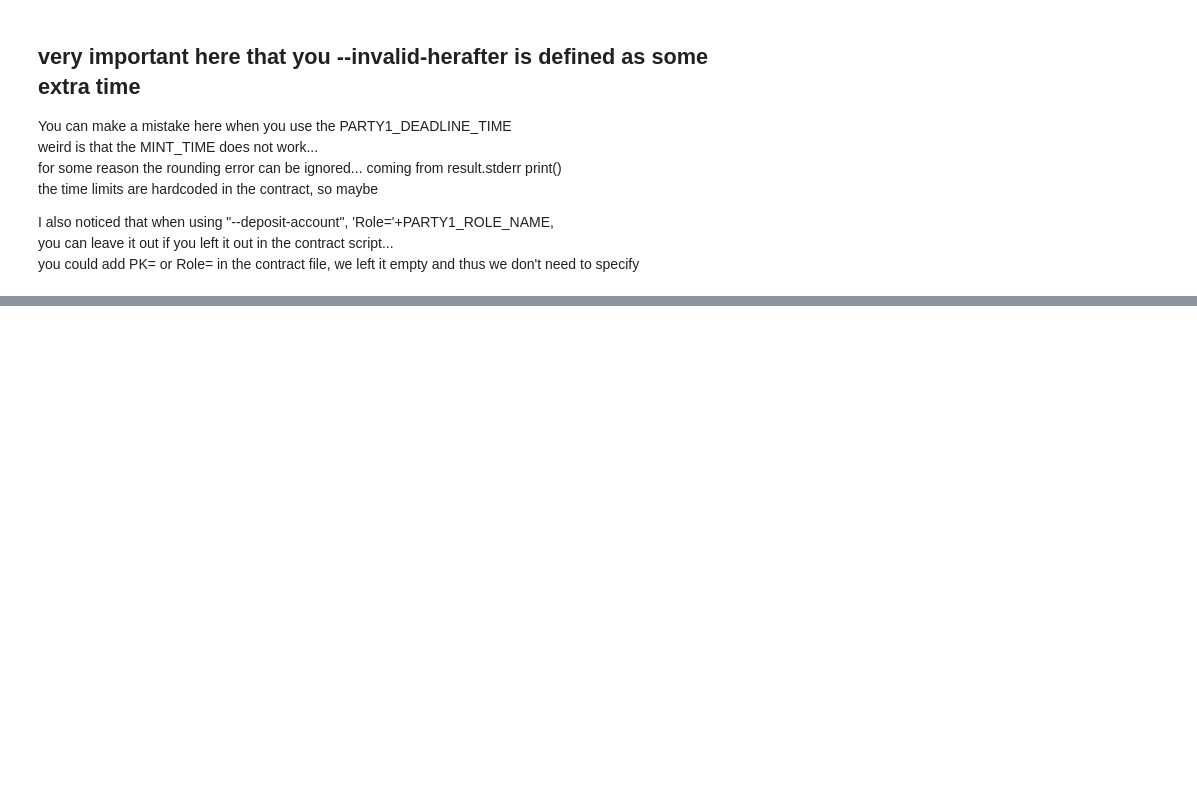
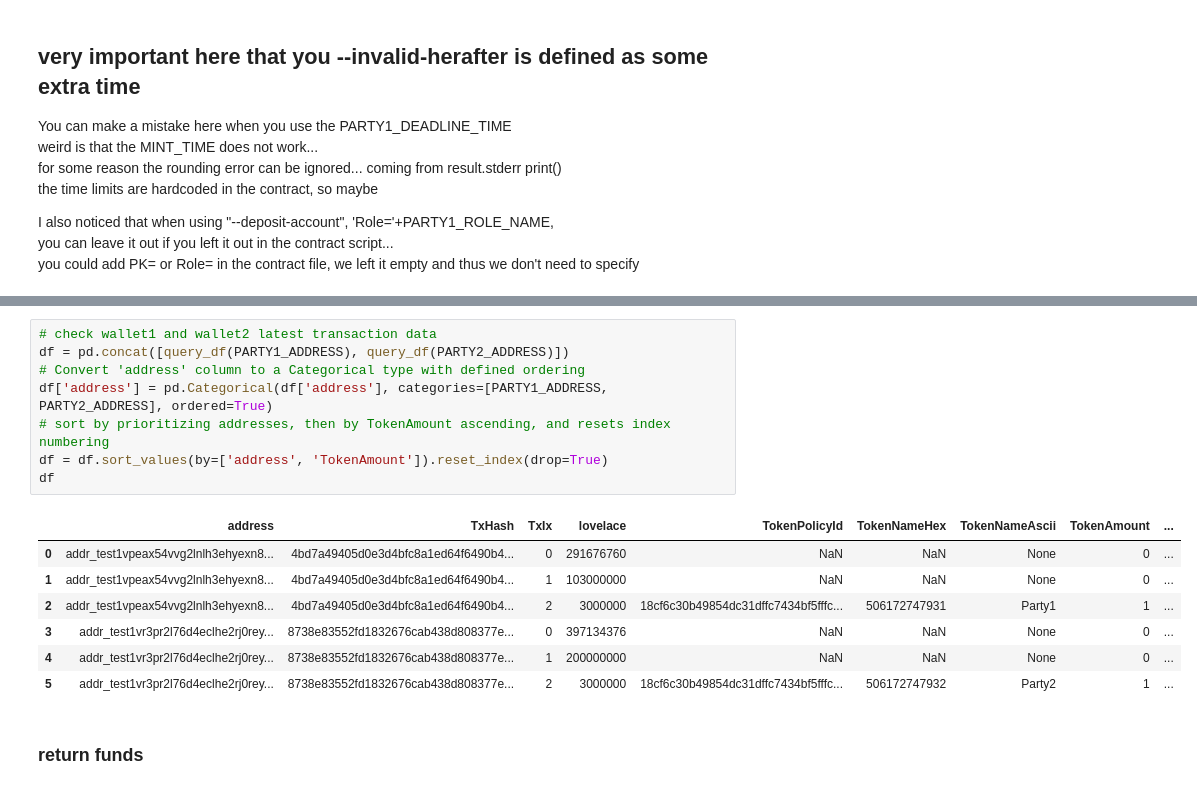
Before and after one commit to littlefish-foundation/cardano-contracts-cookbook, a Jupyter notebook: code/notebooks/howto_cardano_swap_contract.ipynb, the cells around one changed output, grey strips where cells are left out. Saved outputs shown, nothing was run; the diff lists cells and outputs as text; blank space fills up the shorter version.

```diff
--- a/code/notebooks/howto_cardano_swap_contract.ipynb
+++ b/code/notebooks/howto_cardano_swap_contract.ipynb
@@ -2086,0 +2599,18 @@ TX4_IN
+# %%
+# check wallet1 and wallet2 latest transaction data
+df = pd.concat([query_df(PARTY1_ADDRESS), query_df(PARTY2_ADDRESS)])
+# Convert 'address' column to a Categorical type with defined ordering
+df['address'] = pd.Categorical(df['address'], categories=[PARTY1_ADDRESS, PARTY2_ADDRESS], ordered=True)
+# sort by prioritizing addresses, then by TokenAmount ascending, and resets index numbering
+df = df.sort_values(by=['address', 'TokenAmount']).reset_index(drop=True)
+df
+# %% [output]
+|  | address | TxHash | TxIx | lovelace | TokenPolicyId | TokenNameHex | TokenNameAscii | TokenAmount | ... |
+| 0 | addr_test1vpeax54vvg2lnlh3ehyexn8... | 4bd7a49405d0e3d4bfc8a1ed64f6490b4... | 0 | 291676760 | NaN | NaN | None | 0 | ... |
+| 1 | addr_test1vpeax54vvg2lnlh3ehyexn8... | 4bd7a49405d0e3d4bfc8a1ed64f6490b4... | 1 | 103000000 | NaN | NaN | None | 0 | ... |
+| 2 | addr_test1vpeax54vvg2lnlh3ehyexn8... | 4bd7a49405d0e3d4bfc8a1ed64f6490b4... | 2 | 3000000 | 18cf6c30b49854dc31dffc7434bf5fffc... | 506172747931 | Party1 | 1 | ... |
+| 3 | addr_test1vr3pr2l76d4eclhe2rj0rey... | 8738e83552fd1832676cab438d808377e... | 0 | 397134376 | NaN | NaN | None | 0 | ... |
+| 4 | addr_test1vr3pr2l76d4eclhe2rj0rey... | 8738e83552fd1832676cab438d808377e... | 1 | 200000000 | NaN | NaN | None | 0 | ... |
+| 5 | addr_test1vr3pr2l76d4eclhe2rj0rey... | 8738e83552fd1832676cab438d808377e... | 2 | 3000000 | 18cf6c30b49854dc31dffc7434bf5fffc... | 506172747932 | Party2 | 1 | ... |
+# %% [markdown]
+### return funds
```
Also changed, not shown: parts of 466 cells of this notebook.
